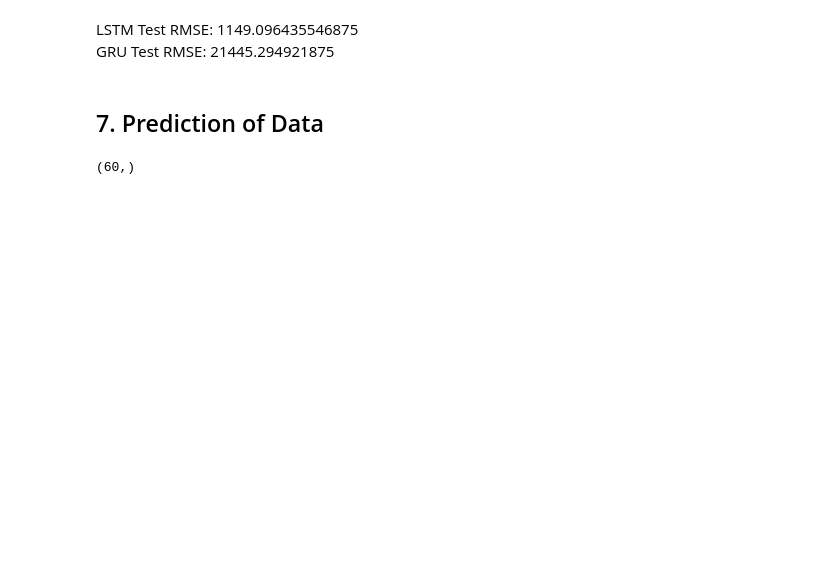
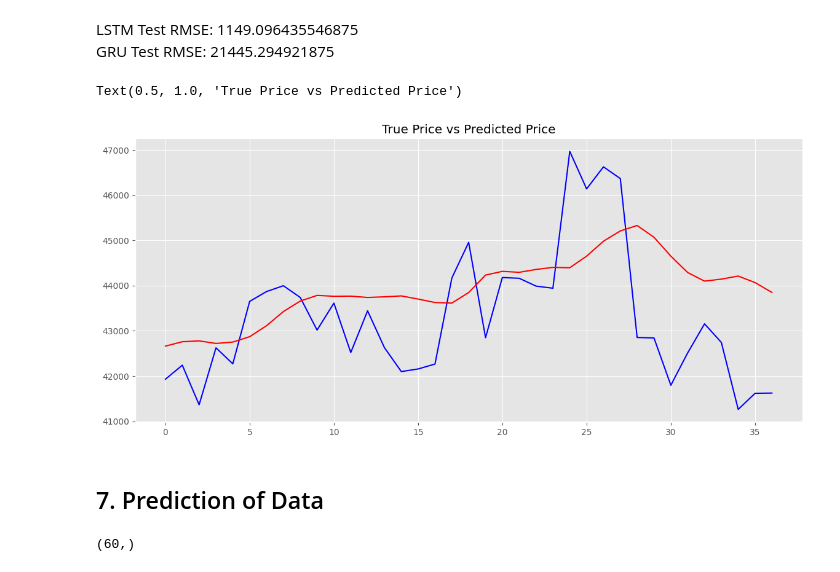
Before and after one commit to ArovaSyams/Bitcoin-Price-Prediction-with-LSTM, a Jupyter notebook: Notebook.ipynb, the cells around one changed output. Saved outputs shown, nothing was run; the diff lists cells and outputs as text; code cells hidden in the pictures; blank space fills up the shorter version.

```diff
--- a/Notebook.ipynb
+++ b/Notebook.ipynb
@@ -397,6 +403,15 @@ Test RMSE: 1807.918701171875
 # %% [markdown]
 LSTM Test RMSE: 1149.096435546875
 GRU Test RMSE: 21445.294921875
+# %%
+# plot y_pred and y_true
+plt.figure(figsize=(14, 6))
+plt.plot(y_true.numpy(), label='True Price', color='blue')
+plt.plot(y_pred.numpy(), label='Predicted Price', color='red')
+plt.title('True Price vs Predicted Price')
+# %% [output]
+Text(0.5, 1.0, 'True Price vs Predicted Price')
+[figure, added]
 # %% [markdown]
 ## 7. Prediction of Data
 # %%
```
Also changed, not shown: parts of 7 cells of this notebook.
